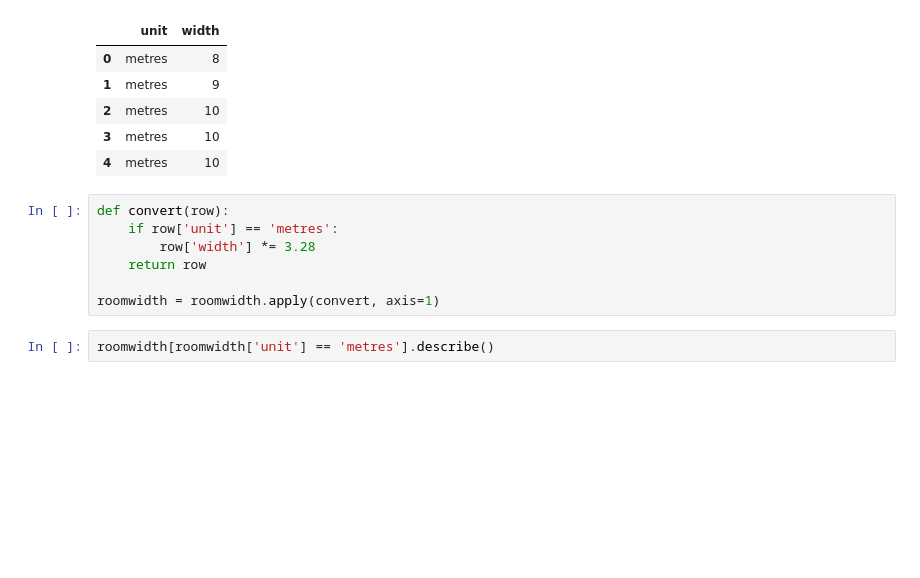
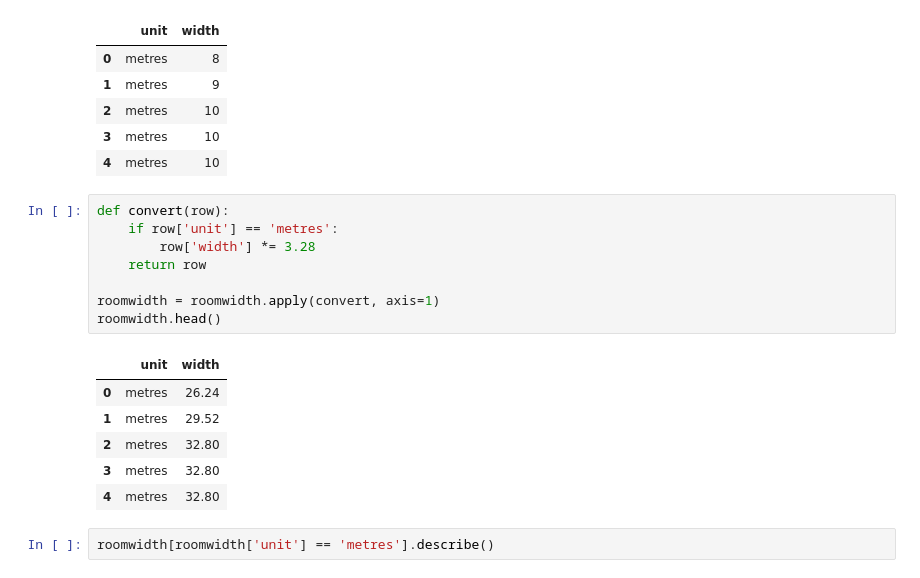
Before and after one commit to seporaitis/hsaur-python, a Jupyter notebook: Chapter3.ipynb, the cells around one changed output. Saved outputs shown, nothing was run; the diff lists cells and outputs as text; blank space fills up the shorter version.

```diff
--- a/Chapter3.ipynb
+++ b/Chapter3.ipynb
@@ -27,10 +29,18 @@ roomwidth.head()
 # %%
 def convert(row):
     if row['unit'] == 'metres':
         row['width'] *= 3.28
     return row
 
 roomwidth = roomwidth.apply(convert, axis=1)
+roomwidth.head()
+# %% [output]
+|  | unit | width |
+| 0 | metres | 26.24 |
+| 1 | metres | 29.52 |
+| 2 | metres | 32.80 |
+| 3 | metres | 32.80 |
+| 4 | metres | 32.80 |
 # %%
 roomwidth[roomwidth['unit'] == 'metres'].describe()
 # %% [output]
```
Also changed, not shown: parts of 4 cells of this notebook.
